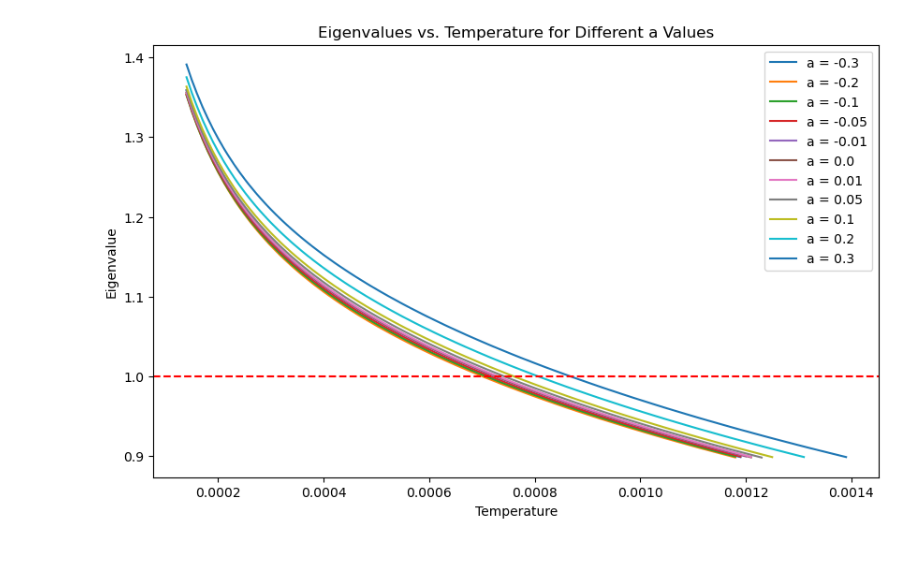
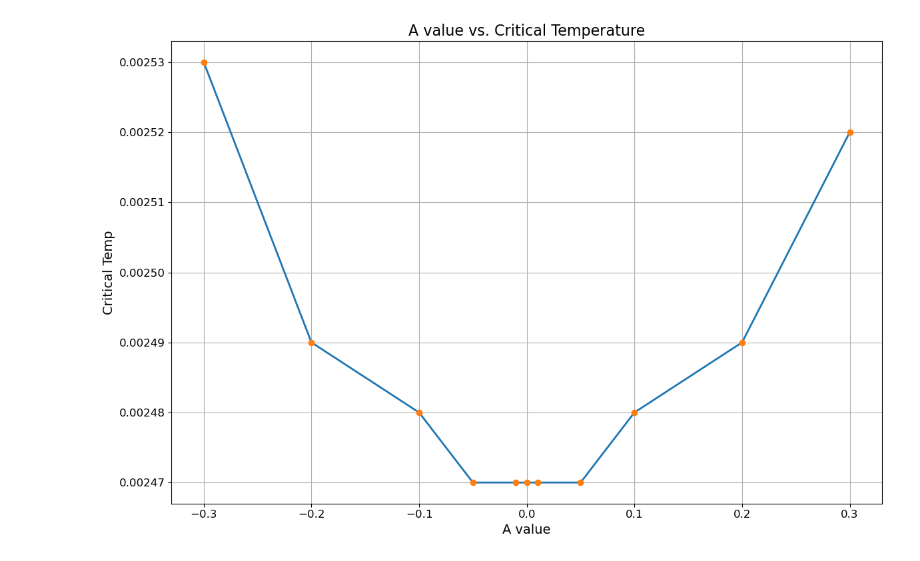
Before and after one commit to paprakash/ml_eliashberg, a Jupyter notebook: toymodel_workflow.ipynb, the cells around one changed output. Saved outputs shown, nothing was run; the diff lists cells and outputs as text; code cells hidden in the pictures.

```diff
--- a/toymodel_workflow.ipynb
+++ b/toymodel_workflow.ipynb
@@ -184,28 +196,3 @@ T_steps = 0.00001
 lessdo = ExploreEigenvalue(a, N, omega_0, matsubara, ng2, eignevalue_limit, T_start, T_steps)
 # %%
 parent_dict = lessdo.data
-# %%
-# Set up the plot
-plt.figure(figsize=(10, 6))  # Optional: Adjust figure size
-
-for a, data in parent_dict.items():
-    # Extract T_values and eigenvalues from the nested dictionary
-    T_values = data['T_values']
-    eigenvalues = data['eigenvalues']
-
-    # Plot each line with label for the value of 'a'
-    plt.plot(T_values, eigenvalues, label=f'a = {a}')
-
-# Adding labels and title for clarity
-plt.xlabel('Temperature')
-plt.ylabel('Eigenvalue')
-plt.title('Eigenvalues vs. Temperature for Different a Values')
-plt.axhline(y=1.0, color='r', linestyle='--')
-
-# Adding a legend to distinguish different 'a' values
-plt.legend()
-
-# Show the plot
-plt.show()
-# %% [output]
-[figure, removed]
@@ -211,0 +213,48 @@ plt.show()
+# %%
+import pandas as pd
+closest_eigenvalues = []
+
+for a, data in parent_dict.items():
+    # Calculate the absolute difference from 1 for each eigenvalue
+    differences = [abs(1 - ev) for ev in data['eigenvalues']]
+
+    # Find the index of the eigenvalue with the smallest difference
+    min_index = differences.index(min(differences))
+
+    # Find the eigenvalue and temperature closest to 1
+    closest_eigenvalue = data['eigenvalues'][min_index]
+    closest_temperature = data['T_values'][min_index]
+
+    # Append the results to the list
+    closest_eigenvalues.append((a, closest_temperature, closest_eigenvalue))
+
+# Sort the list by temperature (second item in the tuple)
+closest_eigenvalues.sort(key=lambda x: x[1])
+
+df = pd.DataFrame(closest_eigenvalues, columns=['a', 'Temp', 'eigenvalue'])
+df = df.sort_values(by=['a'])
+# Set up the plot with a larger figure size
+plt.figure(figsize=(12, 8))
+
+plt.plot(df['a'], df['Temp'], linewidth=2)
+plt.plot(df['a'], df['Temp'], 'o')
+
+# Adding labels with larger font size for clarity
+plt.xlabel('A value', fontsize=14)
+plt.ylabel('Critical Temp', fontsize=14)
+
+# Adding a title with a larger font size
+plt.title('A value vs. Critical Temperature', fontsize=16)
+
+# Adding a grid for better readability
+plt.grid(True)
+
+# Increasing tick label size
+plt.xticks(fontsize=12)
+plt.yticks(fontsize=12)
+
+# Show the plot with adjustments
+plt.tight_layout()  # Adjust the padding between and around subplots
+plt.show()
+# %% [output]
+[figure, added]
```
Also changed, not shown: parts of 10 cells of this notebook.
